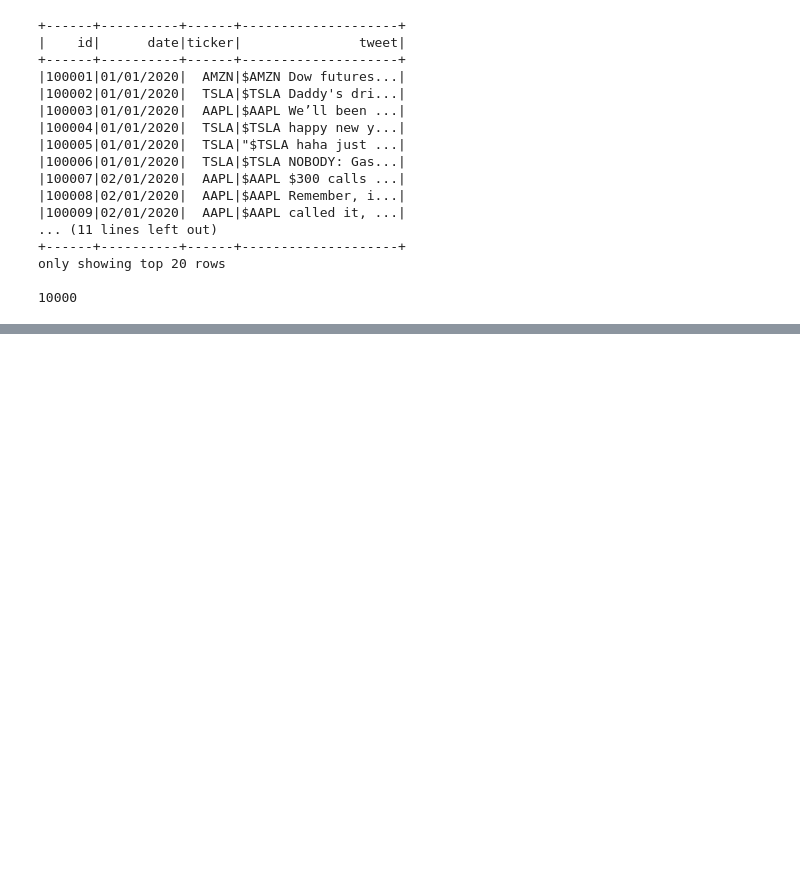
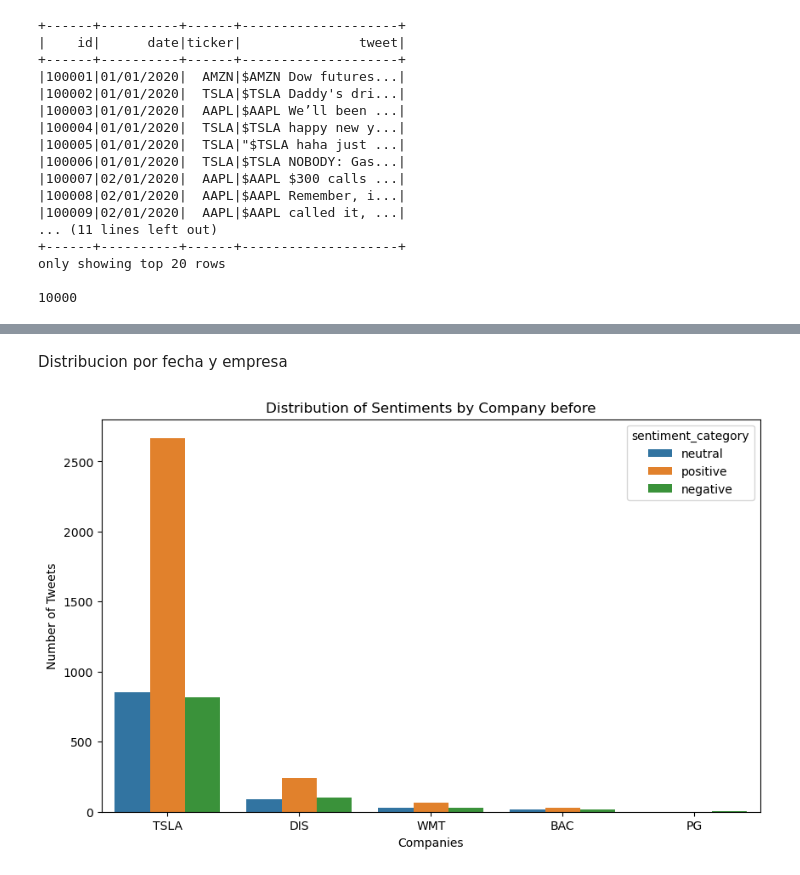
Before and after one commit to zeros2018/stock_deep_learning, a Jupyter notebook: ProcessingData.ipynb, the cells around one changed output, grey strips where cells are left out. Saved outputs shown, nothing was run; the diff lists cells and outputs as text; code cells hidden in the pictures; blank space fills up the shorter version.

```diff
--- a/ProcessingData.ipynb
+++ b/ProcessingData.ipynb
@@ -76,0 +505,6 @@ only showing top 20 rows
+# %% [markdown]
+Distribucion por fecha y empresa
+# %%
+show_distribution_tweets(df_sentiment_with_category.toPandas(), "Distribution of Sentiments by Company before")
+# %% [output]
+[figure, added]
```
Also changed, not shown: parts of 63 cells of this notebook, 5 other files.
